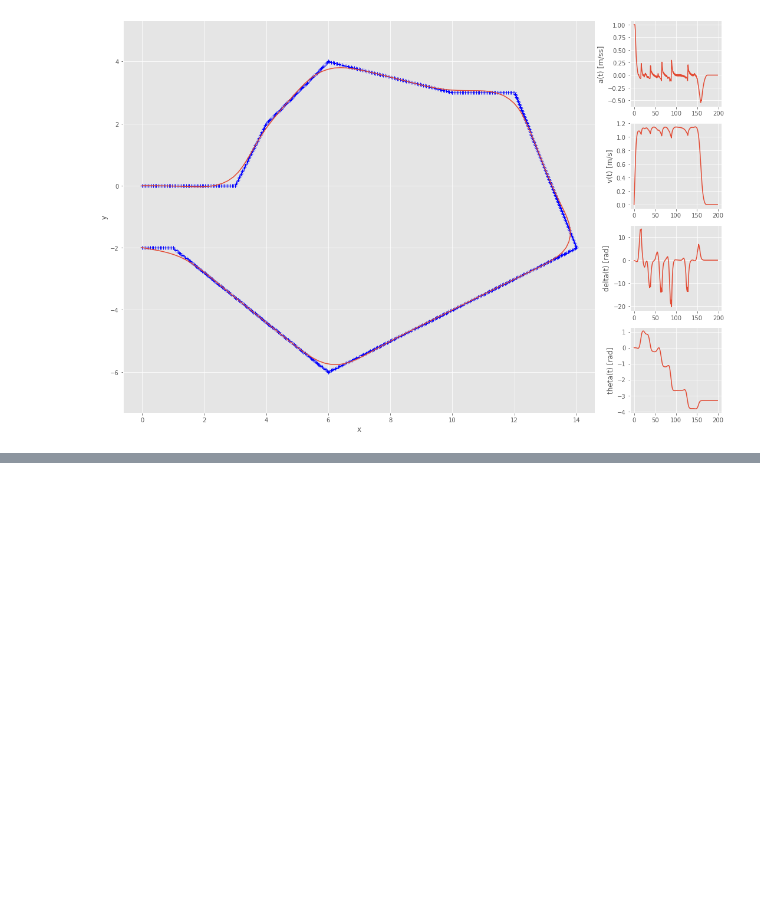
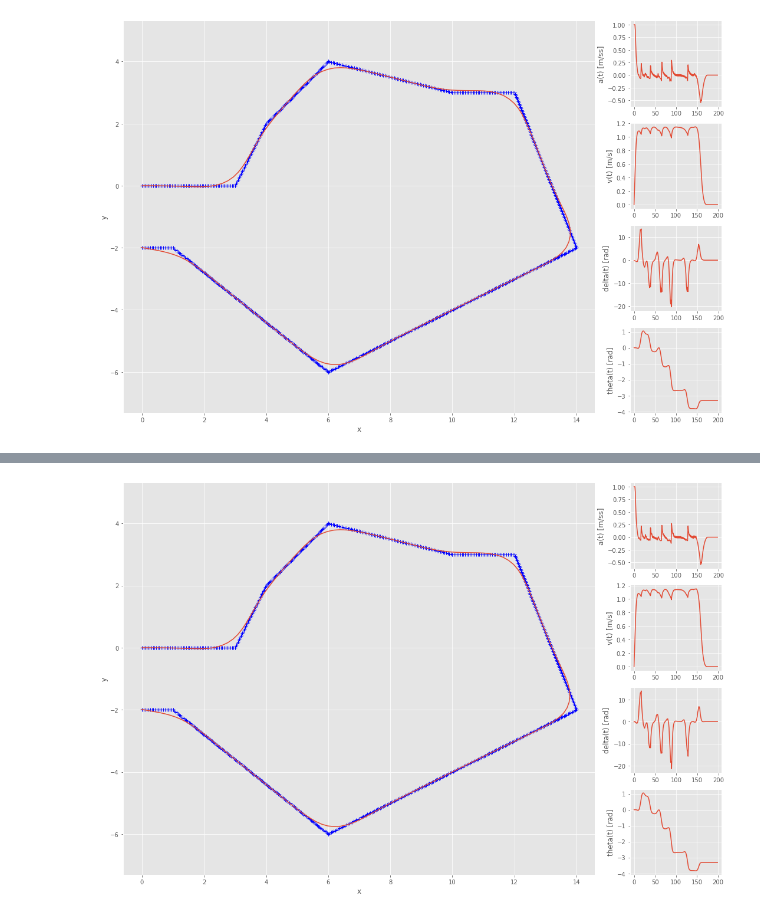
Before and after one commit to mcarfagno/mpc_python, a Jupyter notebook: notebooks/MPC_racecar_tracking.ipynb, the cells around one changed output, grey strips where cells are left out. Drawn from its saved outputs; the diff is of its cells as text; code cells hidden in the pictures; blank space fills up the shorter version.

```diff
--- a/notebooks/MPC_racecar_tracking.ipynb
+++ b/notebooks/MPC_racecar_tracking.ipynb
@@ -956,0 +1196,33 @@ see dccp paper for reference
+# %%
+#plot trajectory
+grid = plt.GridSpec(4, 5)
+
+plt.figure(figsize=(15,10))
+
+plt.subplot(grid[0:4, 0:4])
+plt.plot(track[0,:],track[1,:],"b+")
+plt.plot(x_sim[0,:],x_sim[1,:])
+plt.axis("equal")
+plt.ylabel('y')
+plt.xlabel('x')
+
+plt.subplot(grid[0, 4])
+plt.plot(u_sim[0,:])
+plt.ylabel('a(t) [m/ss]')
+
+plt.subplot(grid[1, 4])
+plt.plot(x_sim[2,:])
+plt.ylabel('v(t) [m/s]')
+
+plt.subplot(grid[2, 4])
+plt.plot(np.degrees(u_sim[1,:]))
+plt.ylabel('delta(t) [rad]')
+
+plt.subplot(grid[3, 4])
+plt.plot(x_sim[3,:])
+plt.ylabel('theta(t) [rad]')
+
+plt.tight_layout()
+plt.show()
+# %% [output]
+[figure, added]
```
Also changed, not shown: parts of 9 cells of this notebook, 1 other file.
